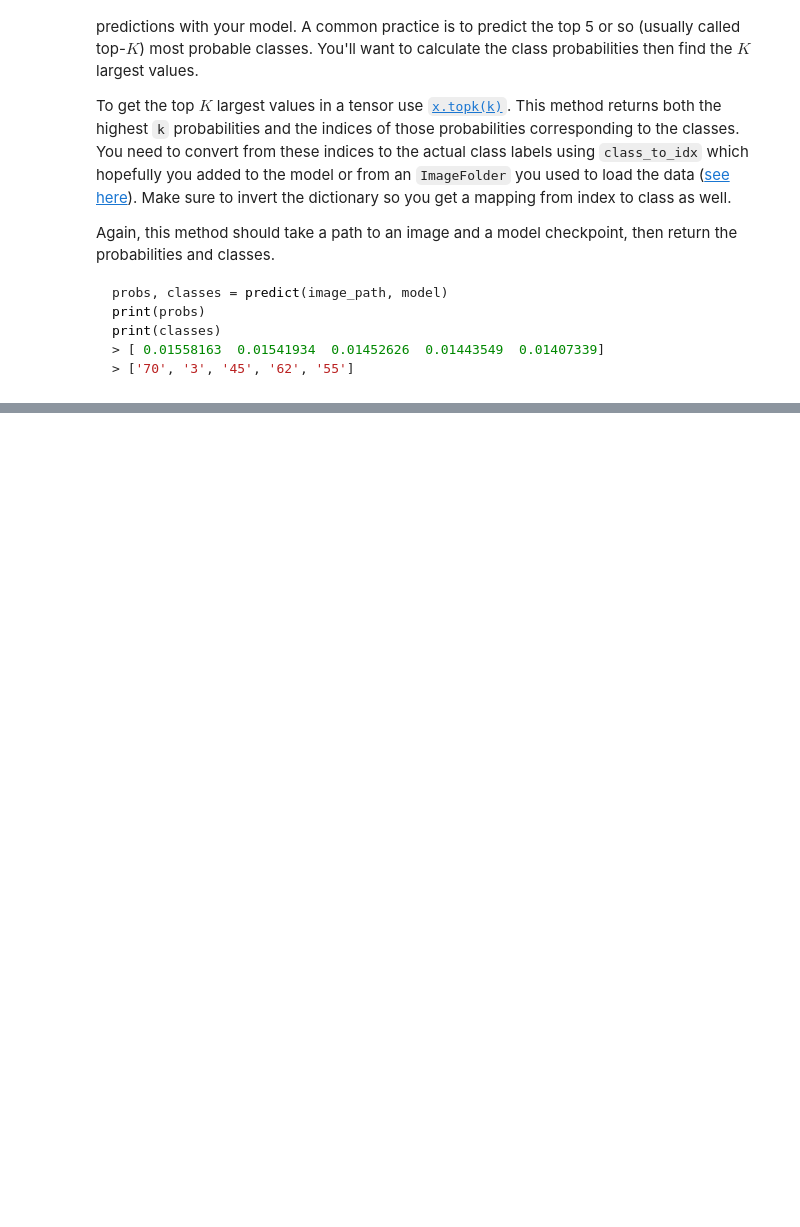
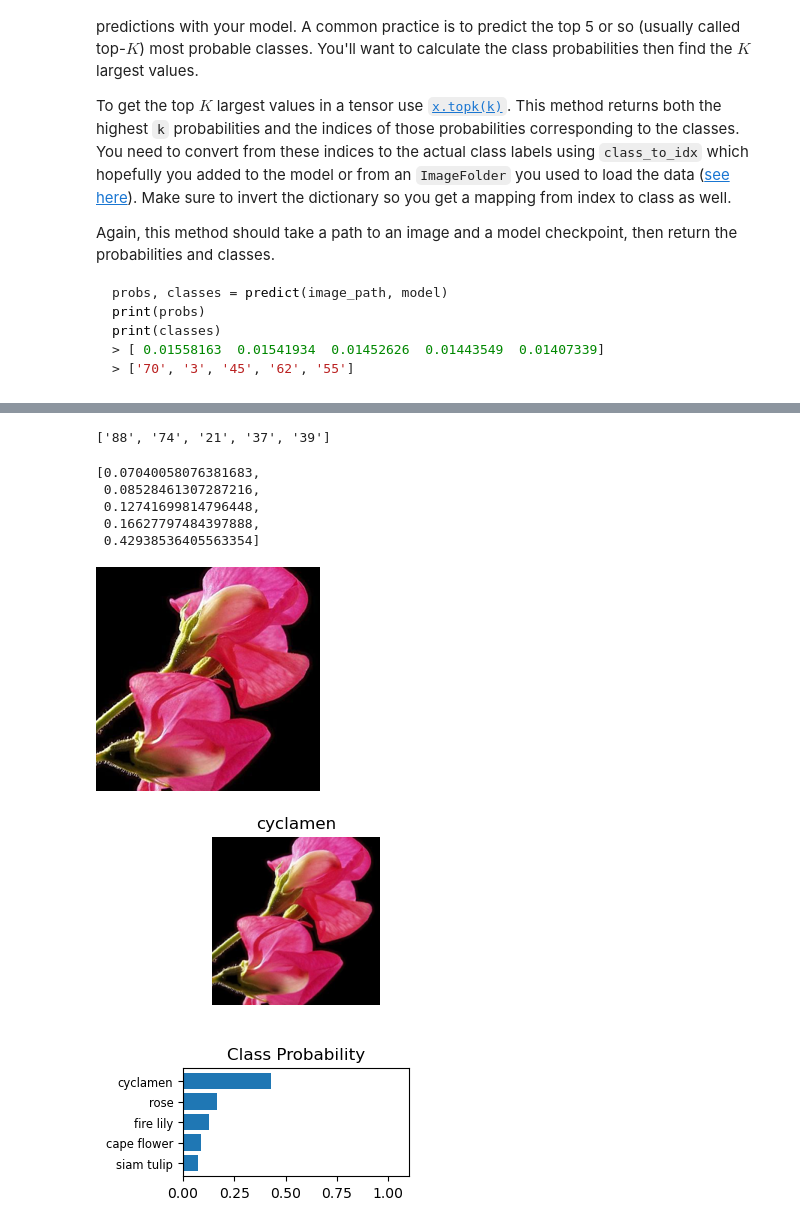
Before and after one commit to lestoef/aipnd-project, a Jupyter notebook: Image Classifier Project.ipynb, the cells around one changed output, grey strips where cells are left out. Drawn from its saved outputs; the diff is of its cells as text; code cells hidden in the pictures; blank space fills up the shorter version.

```diff
--- a/Image Classifier Project.ipynb
+++ b/Image Classifier Project.ipynb
@@ -362,10 +372,17 @@ def load_model(device, model, optimizer, PATH):
 # %%
 PATH = "checkpoint.pth"
 device = torch.device("cuda" if torch.cuda.is_available() else "cpu")
+# use VGG with 16 layers as suggested in https://arxiv.org/pdf/1409.1556.pdf
+model = models.vgg16(weights='DEFAULT')
+# switch off gradient computation for features
+for param in model.parameters():
+    param.requires_grad = False
+    # instantiate the new classifier
+model.classifier = Classifier(in_features=classifier_in_features_num, out_features=num_classes)
 optimizer = torch.optim.Adam(model.classifier.parameters(), lr=0.0008)
 criterion = torch.nn.NLLLoss()
 
-epoch = load_model(device, model, optimizer, PATH)
+model, optimizer, epoch = load_model(device, model, optimizer, PATH)
 # %% [markdown]
 # Inference for classification
 
@@ -446,7 +463,10 @@ To check your work, the function below converts a PyTorch tensor and displays it
 def imshow(image, ax=None, title=None):
     """Imshow for Tensor."""
     if ax is None:
+        show_image = True
         fig, ax = plt.subplots()
+    else:
+        show_image = False
 
     # PyTorch tensors assume the color channel is the first dimension
     # but matplotlib assumes is the third dimension
@@ -461,6 +481,7 @@ def imshow(image, ax=None, title=None):
     image = np.clip(image, 0, 1)
 
     ax.imshow(image)
+    ax.set_title(title)
 
     return ax
 # %%
@@ -491,0 +527,6 @@ def predict(image_path, model, topk=5):
+# %%
+image_path = 'flowers/test/4/image_05658.jpg'
+
+probs, classes = predict(image_path, model)
+print(probs)
+print(classes)
@@ -501,0 +545,4 @@ You can convert from the class integer encoding to actual flower names with the
+# %%
+classes
+# %% [output]
+['88', '74', '21', '37', '39']
@@ -501,0 +551,37 @@ You can convert from the class integer encoding to actual flower names with the
+# %%
+probs
+# %% [output]
+[0.07040058076381683,
+ 0.08528461307287216,
+ 0.12741699814796448,
+ 0.16627797484397888,
+ 0.42938536405563354]
+# %%
+# TODO: Display an image along with the top 5 classes
+def show_probs(img, probs, classes):
+    probs_reversed = probs[::-1]
+    classes_reversed = classes[::-1]
+    with open('cat_to_name.json', 'r') as f:
+        cat_to_name = json.load(f)
+    categories = []
+    for c in classes_reversed:
+        categories.append(cat_to_name[c])
+    fig = plt.figure()
+    ax1 = fig.add_subplot(221)
+    ax1 = imshow(img, ax1, title=categories[-1])
+    ax1.set_axis_off()
+    ax2 = fig.add_subplot(223)
+    ax2.barh(np.arange(len(probs)), probs_reversed)
+    ax2.set_aspect(0.1)
+    ax2.set_yticks(np.arange(len(probs)))
+    ax2.set_yticklabels(categories, size='small')
+    ax2.set_title('Class Probability')
+    ax2.set_xlim(0, 1.1)
+
+    plt.tight_layout
+# %%
+img = process_image(image_path)
+show_probs(img, probs, classes)
+# %% [output]
+[figure, added]
+[figure, added]
```
Also changed, not shown: parts of 18 cells of this notebook.
